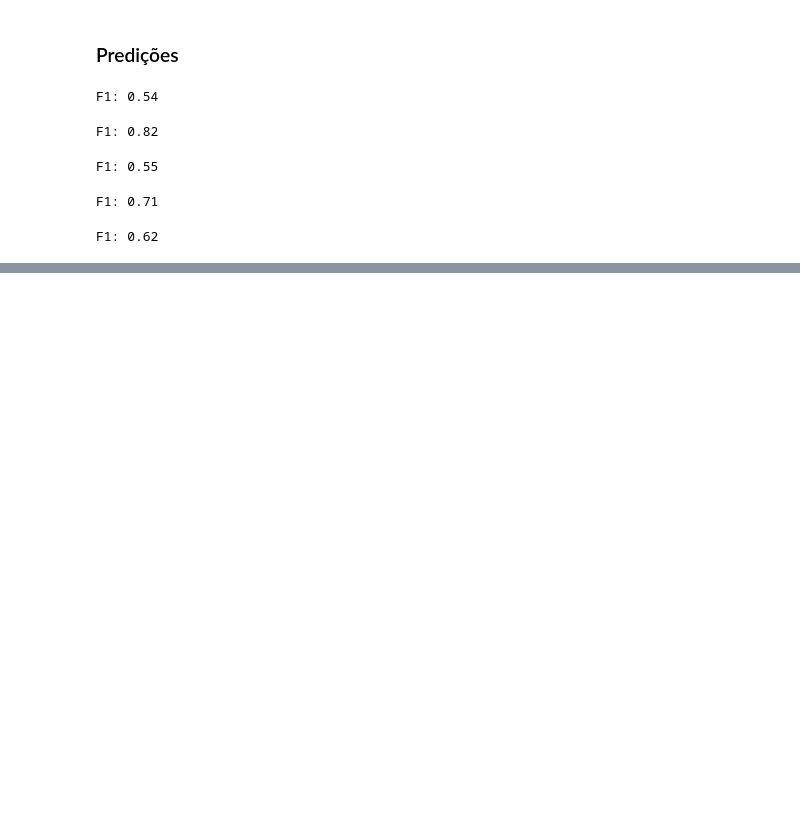
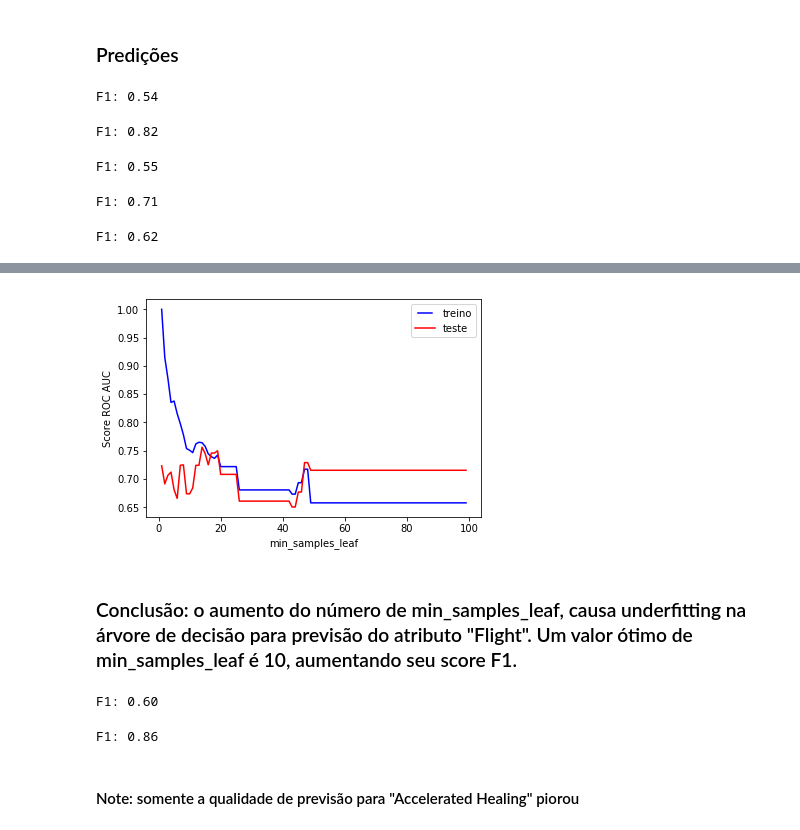
Before and after one commit to Franzx41/MD_1, a Jupyter notebook: Preditor.ipynb, the cells around one changed output, grey strips where cells are left out. Cells and saved outputs as stored; diff of their text form; code cells hidden in the pictures; blank space fills up the shorter version.

Commit message:
Método para ajuste de parâmetros para árvore de decisão individuais utilizando ROC AUC

```diff
--- a/Preditor.ipynb
+++ b/Preditor.ipynb
@@ -79,0 +115,47 @@ F1: 0.62
+# %%
+def plot_result(title, train_results, test_results, x):
+    line1, = plt.plot(x, train_results, 'b', label='treino')
+    line2, = plt.plot(x, test_results, 'r', label='teste')
+    plt.legend(handler_map={line1: HandlerLine2D(numpoints=2)})
+    plt.ylabel('Score ROC AUC')
+    plt.xlabel(title)
+    plt.show()
+
+def calculate_roc_auc(y, y_pred):
+    fp_rate, tp_rate, thresholds = roc_curve(y, y_pred)
+    roc_auc = auc(fp_rate, tp_rate)
+    return roc_auc
+
+def param_evaluation(title, data, label, param, param_range_length):
+    """
+    Essa função avalia parâmetros de árvore de decisão para previsões ótimas em  dataset.
+    Neste exemplo avalia-se o parâmetro min_samples_leaf.
+    Para outros parâmetros, deve-se mudar manualmente na árvore de decisão
+    """
+    y = data[label]
+    x = data.drop([label], axis=1)
+    train_results = []
+    test_results = []
+
+    # Divide o dataset em 80% treino e 20% teste
+    x_train, x_test, y_train, y_test = train_test_split(x, y, test_size=0.20)
+
+    p = np.arange(1, param_range_length, 1)
+
+    for i in p: # Incrementa o valor do parâmetro
+        idt = DecisionTreeClassifier(min_samples_leaf=i)
+        idt.fit(x_train, y_train)
+
+        y_pred = idt.predict(x_train)
+        train_results.append(calculate_roc_auc(y_train, y_pred))
+
+        y_pred = idt.predict(x_test)
+        test_results.append(calculate_roc_auc(y_test, y_pred))
+
+    plot_result(title, train_results, test_results, p)
+
+param_evaluation("min_samples_leaf", data, "Flight", "max_depth", 100)
+# %% [output]
+[figure, added]
+# %% [markdown]
+### Conclusão: o aumento do número de min_samples_leaf, causa underfitting na árvore de decisão para previsão do atributo "Flight". Um valor ótimo de min_samples_leaf é 10, aumentando seu score F1.
@@ -79,0 +179,10 @@ F1: 0.62
+# %%
+evaluation_optim(data, "Flight")
+# %% [output]
+F1: 0.60
+# %%
+evaluation_optim(data, "Super Strength")
+# %% [output]
+F1: 0.86
+# %% [markdown]
+#### Note: somente a qualidade de previsão para "Accelerated Healing" piorou
```
Also changed, not shown: parts of 12 cells of this notebook, 2 other files.
